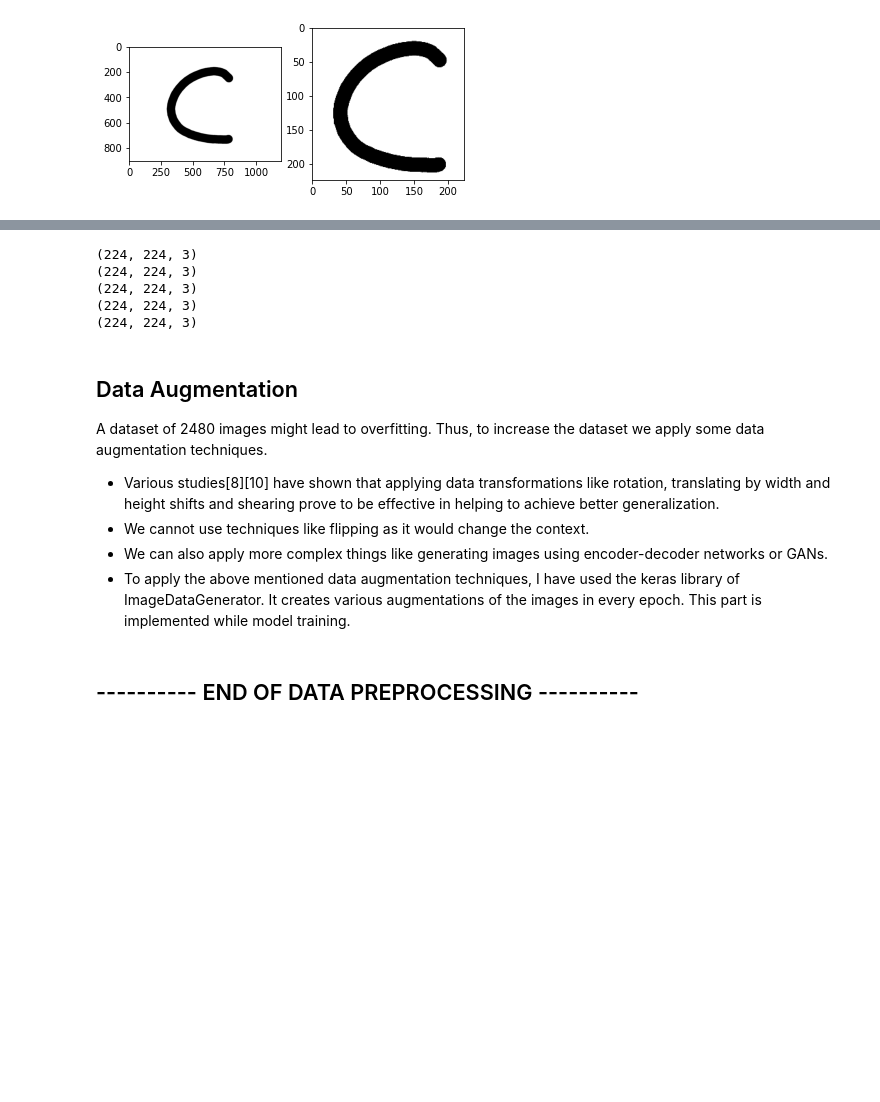
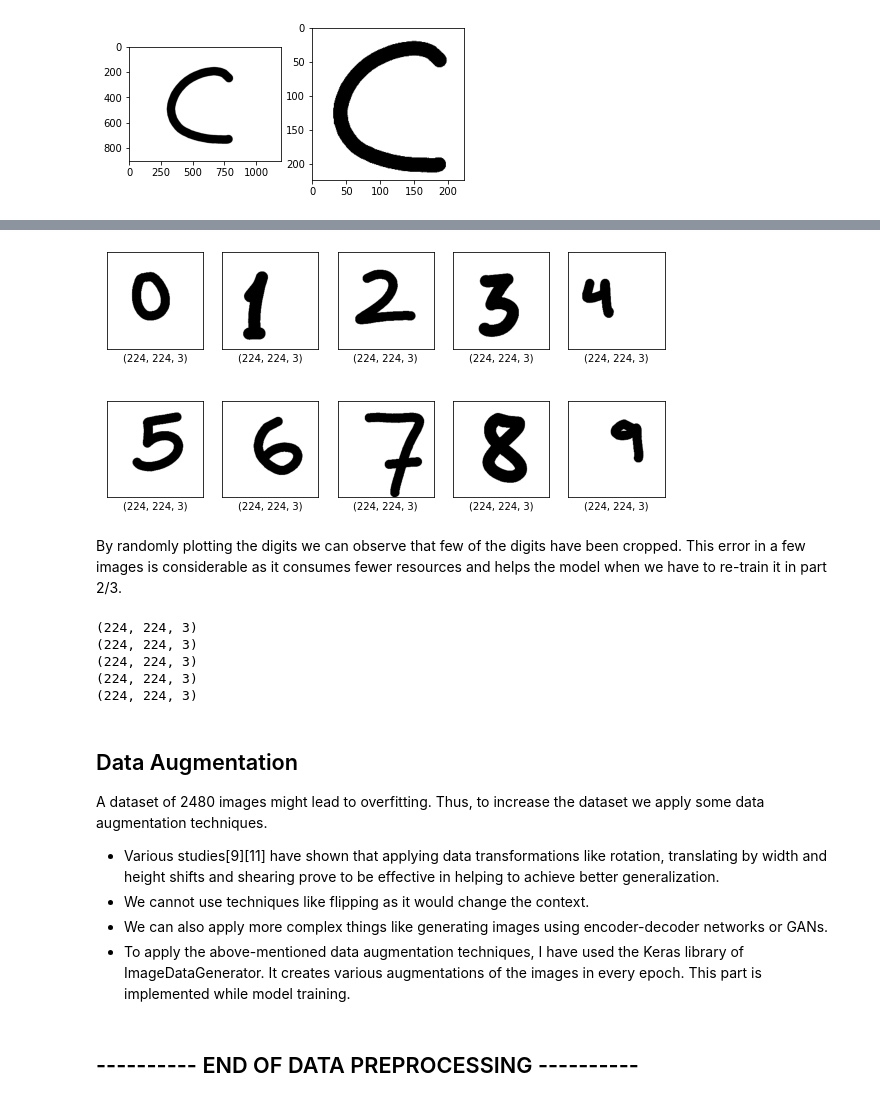
Before and after one commit to manohar2000/MIDAS_Challenge, a Jupyter notebook: part-1.ipynb, the cells around one changed output, grey strips where cells are left out. Cells and saved outputs as stored; diff of their text form; code cells hidden in the pictures; blank space fills up the shorter version.

Commit message:
finalised part 1

```diff
--- a/part-1.ipynb
+++ b/part-1.ipynb
@@ -325,3 +318,19 @@ plt.show()
+# %%
+# plotting the digits after applying the transformations
+plt.figure(figsize = (10, 5))
+
+count = 0
+for i in range(14, 399, 40):
+    plt.subplot(2, 5, count + 1)
+    plt.imshow(X[i])
+    plt.xticks([])
+    plt.yticks([])
+    plt.xlabel(X[i].shape)
+    count+=1
+# %% [output]
+[figure, added]
+# %% [markdown]
+By randomly plotting the digits we can observe that few of the digits have been cropped. This error in a few images is considerable as it consumes fewer resources and helps the model when we have to re-train it in part 2/3.
 # %%
 # sanity check (checking if shape of the image has changed or not)
 import random
@@ -337,10 +346,10 @@ for i in range(5):#checking for 5 random images
 ## Data Augmentation
 
 A dataset of 2480 images might lead to overfitting. Thus, to increase the dataset we apply some data augmentation techniques.
-* Various studies[8][10] have shown that applying data transformations like rotation, translating by width and height shifts and shearing prove to be effective in helping to achieve better generalization.
+* Various studies[9][11] have shown that applying data transformations like rotation, translating by width and height shifts and shearing prove to be effective in helping to achieve better generalization.
 * We cannot use techniques like flipping as it would change the context.
 * We can also apply more complex things like generating images using encoder-decoder networks or GANs.
-* To apply the above mentioned data augmentation techniques, I have used the keras library of ImageDataGenerator. It creates various augmentations of the images in every epoch. This part is implemented while model training.
+* To apply the above-mentioned data augmentation techniques, I have used the Keras library of ImageDataGenerator. It creates various augmentations of the images in every epoch. This part is implemented while model training.
 # %% [markdown]
 ## ---------- END OF DATA PREPROCESSING ----------
 # %%
```
Also changed, not shown: parts of 21 cells of this notebook, 2 other files.
